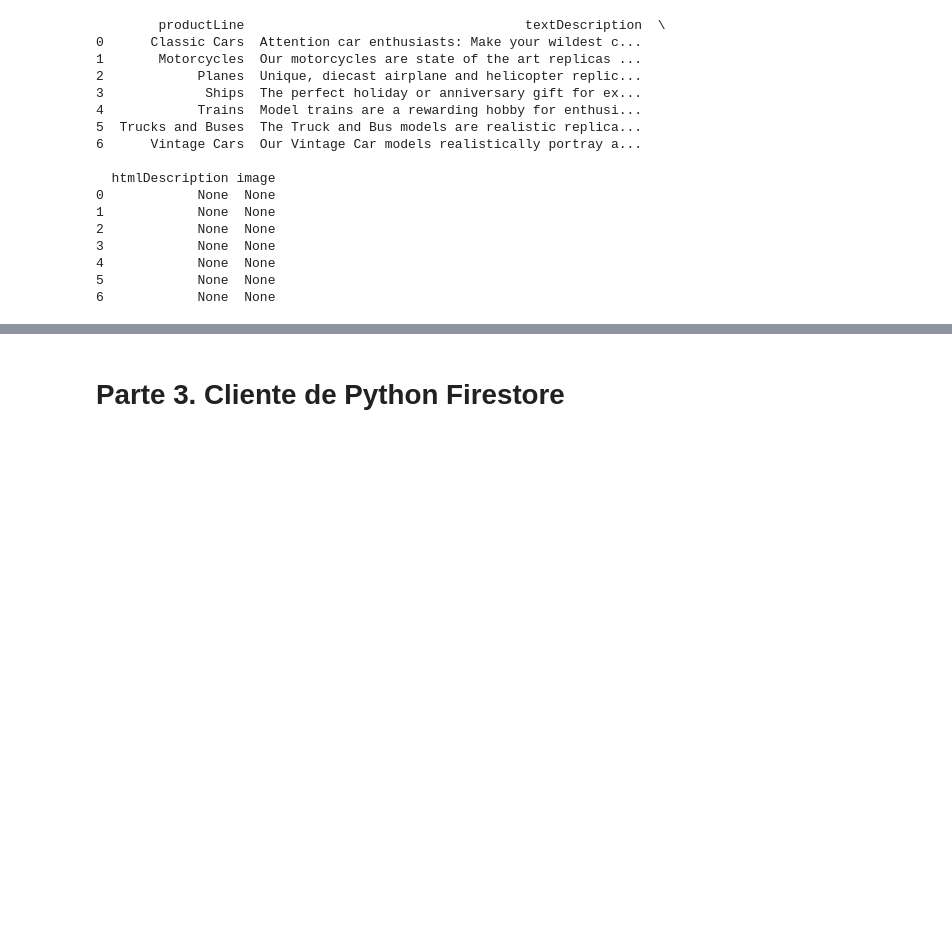
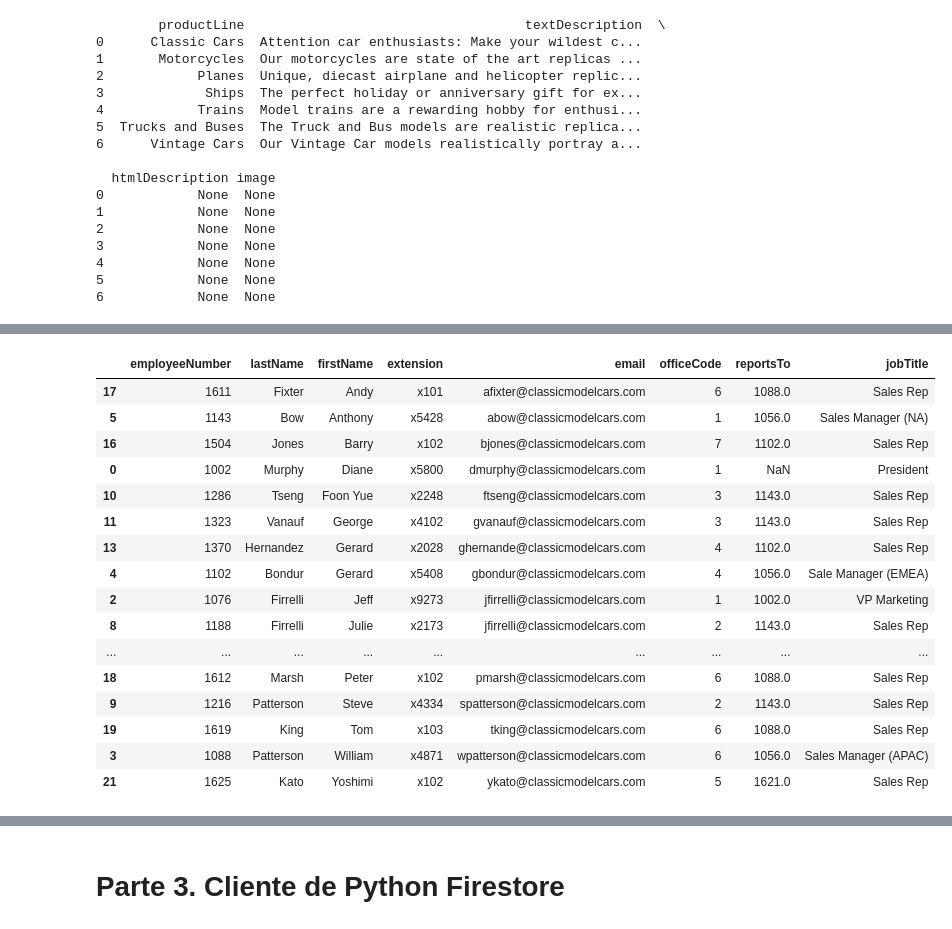
Before and after one commit to jericohd/Scrapy_NASA, a Jupyter notebook: Acceso_BD_Manipulacion_A01795534.ipynb, the cells around one changed output, grey strips where cells are left out. Drawn from its saved outputs; the diff is of its cells as text; code cells hidden in the pictures; blank space fills up the shorter version.

```diff
--- a/Acceso_BD_Manipulacion_A01795534.ipynb
+++ b/Acceso_BD_Manipulacion_A01795534.ipynb
@@ -244,0 +254,23 @@ productlines= []
+# %%
+query = sqla.text('select * from employees')
+employees = pd.read_sql(query, conn)
+employees.sort_values(by='firstName', inplace=True)
+employees
+# %% [output]
+|  | employeeNumber | lastName | firstName | extension | email | officeCode | reportsTo | jobTitle |
+| 17 | 1611 | Fixter | Andy | x101 | afixter@classicmodelcars.com | 6 | 1088.0 | Sales Rep |
+| 5 | 1143 | Bow | Anthony | x5428 | abow@classicmodelcars.com | 1 | 1056.0 | Sales Manager (NA) |
+| 16 | 1504 | Jones | Barry | x102 | bjones@classicmodelcars.com | 7 | 1102.0 | Sales Rep |
+| 0 | 1002 | Murphy | Diane | x5800 | dmurphy@classicmodelcars.com | 1 | NaN | President |
+| 10 | 1286 | Tseng | Foon Yue | x2248 | ftseng@classicmodelcars.com | 3 | 1143.0 | Sales Rep |
+| 11 | 1323 | Vanauf | George | x4102 | gvanauf@classicmodelcars.com | 3 | 1143.0 | Sales Rep |
+| 13 | 1370 | Hernandez | Gerard | x2028 | ghernande@classicmodelcars.com | 4 | 1102.0 | Sales Rep |
+| 4 | 1102 | Bondur | Gerard | x5408 | gbondur@classicmodelcars.com | 4 | 1056.0 | Sale Manager (EMEA) |
+| 2 | 1076 | Firrelli | Jeff | x9273 | jfirrelli@classicmodelcars.com | 1 | 1002.0 | VP Marketing |
+| 8 | 1188 | Firrelli | Julie | x2173 | jfirrelli@classicmodelcars.com | 2 | 1143.0 | Sales Rep |
+| ... | ... | ... | ... | ... | ... | ... | ... | ... |
+| 18 | 1612 | Marsh | Peter | x102 | pmarsh@classicmodelcars.com | 6 | 1088.0 | Sales Rep |
+| 9 | 1216 | Patterson | Steve | x4334 | spatterson@classicmodelcars.com | 2 | 1143.0 | Sales Rep |
+| 19 | 1619 | King | Tom | x103 | tking@classicmodelcars.com | 6 | 1088.0 | Sales Rep |
+| 3 | 1088 | Patterson | William | x4871 | wpatterson@classicmodelcars.com | 6 | 1056.0 | Sales Manager (APAC) |
+| 21 | 1625 | Kato | Yoshimi | x102 | ykato@classicmodelcars.com | 5 | 1621.0 | Sales Rep |
```
Also changed, not shown: parts of 16 cells of this notebook.
